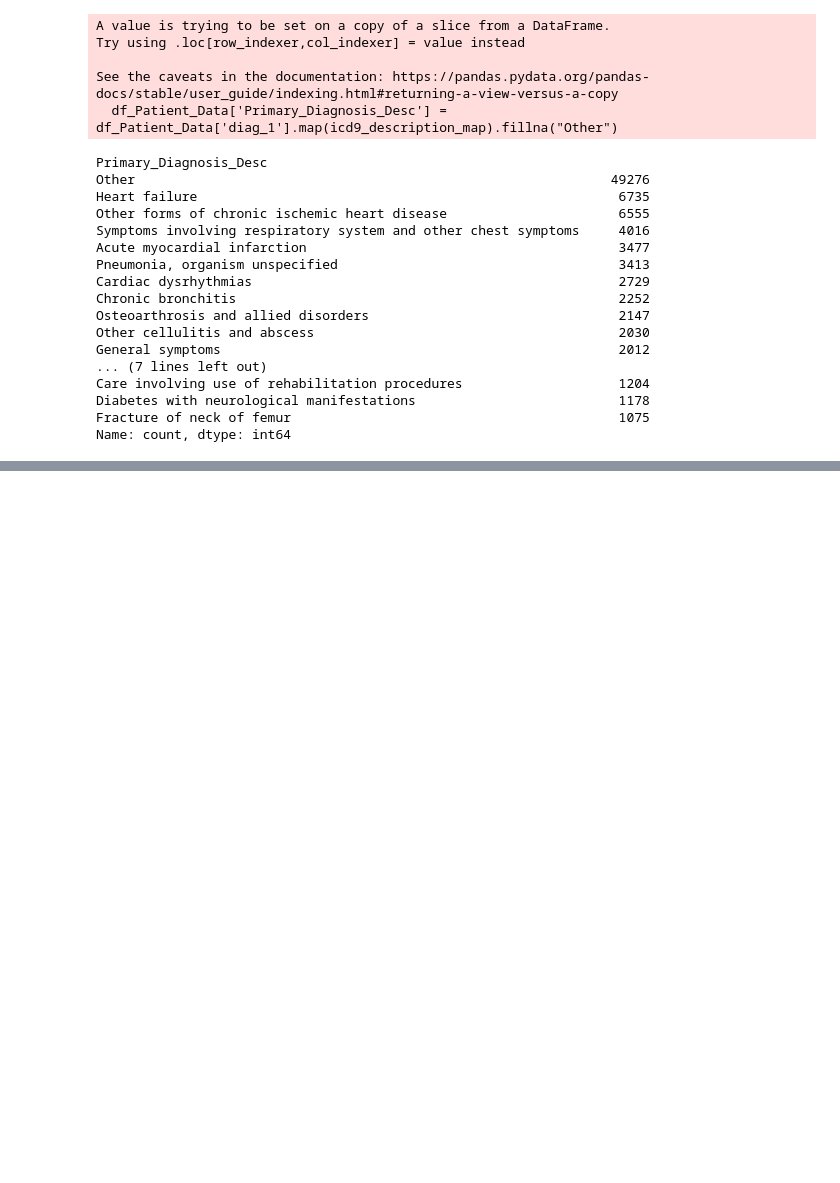
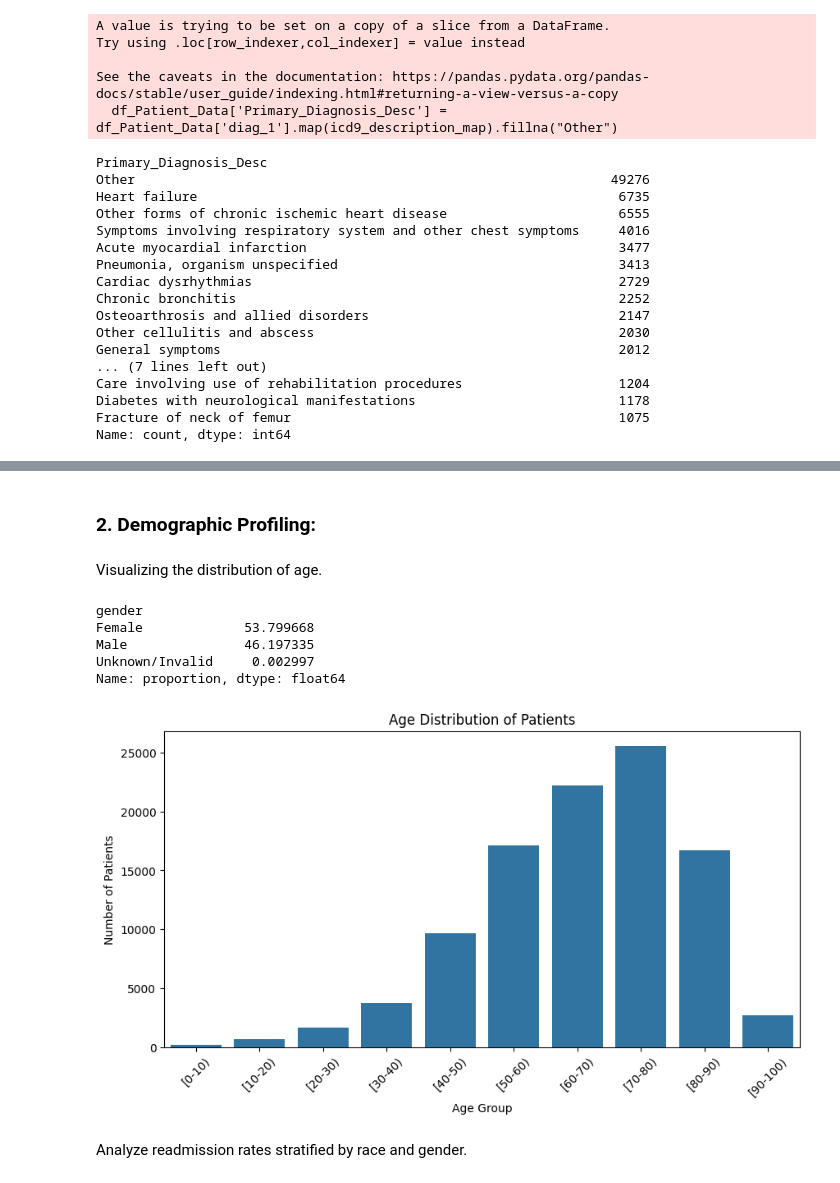
Before and after one commit to DiilaNa/Analyzing-diabetic-patient-readmissions, a Jupyter notebook: Notebooks/Technical_Appendix.ipynb, the cells around one changed output, grey strips where cells are left out. Drawn from its saved outputs; the diff is of its cells as text; code cells hidden in the pictures; blank space fills up the shorter version.

```diff
--- a/Notebooks/Technical_Appendix.ipynb
+++ b/Notebooks/Technical_Appendix.ipynb
@@ -464,0 +501,27 @@ Name: count, dtype: int64
+# %% [markdown]
+### 2. Demographic Profiling:
+# %% [markdown]
+Visualizing the distribution of age.
+# %%
+df_Patient_Data['gender'].value_counts(normalize=True)*100
+# %% [output]
+gender
+Female             53.799668
+Male               46.197335
+Unknown/Invalid     0.002997
+Name: proportion, dtype: float64
+# %%
+
+plt.figure(figsize=(10,5))
+sns.countplot(x='age', data=df_Patient_Data)
+
+plt.title("Age Distribution of Patients")
+plt.xlabel("Age Group")
+plt.ylabel("Number of Patients")
+
+plt.xticks(rotation=45)
+plt.show()
+# %% [output]
+[figure, added]
+# %% [markdown]
+Analyze readmission rates stratified by race and gender.
```
Also changed, not shown: parts of 22 cells of this notebook.
